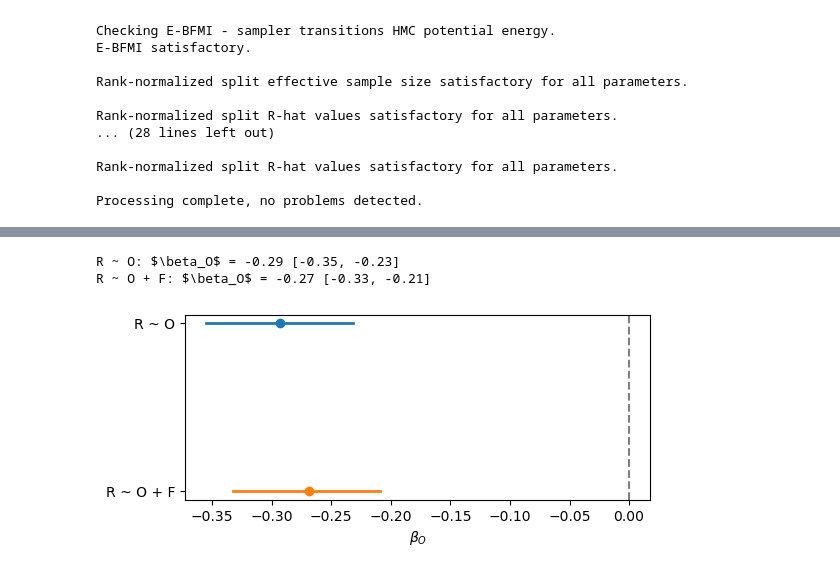
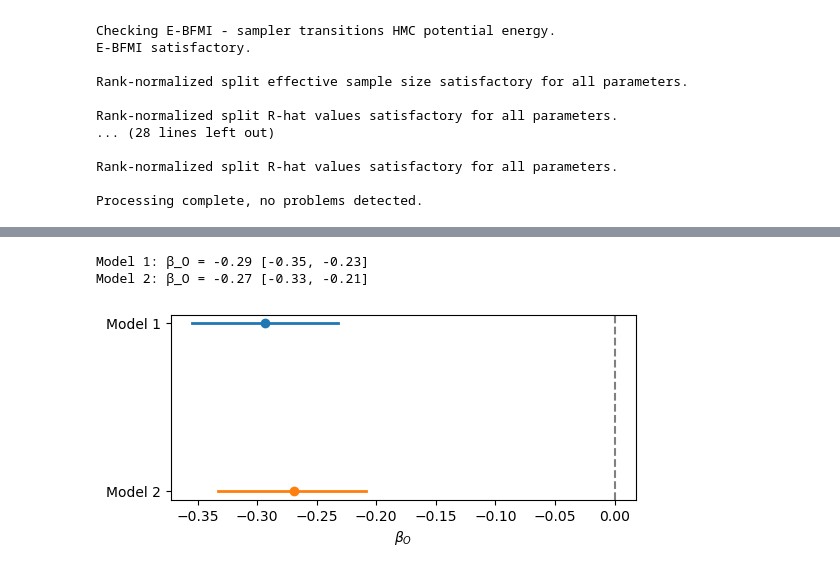
Before and after one commit to marobinette/bayesian_statistics, a Jupyter notebook: portfolio/3/portfolio.ipynb, the cells around one changed output, grey strips where cells are left out. Cells and saved outputs as stored; diff of their text form; code cells hidden in the pictures.

```diff
--- a/portfolio/3/portfolio.ipynb
+++ b/portfolio/3/portfolio.ipynb
@@ -441,7 +474,6 @@ Processing complete, no problems detected.
 # %%
-plot_slopes([("R ~ O", real_fit1, 1), ("R ~ O + F", real_fit2, 1)],
-            r"$\beta_O$", "real_beta_O")
+plot_regression(real_fit1, real_fit2, title="real_data")
 # %% [output]
-R ~ O: $\beta_O$ = -0.29 [-0.35, -0.23]
-R ~ O + F: $\beta_O$ = -0.27 [-0.33, -0.21]
+Model 1: β_O = -0.29 [-0.35, -0.23]
+Model 2: β_O = -0.27 [-0.33, -0.21]
-[figure, old version]
+[figure, new version]
```
Also changed, not shown: parts of 9 cells of this notebook, 13 other files.
